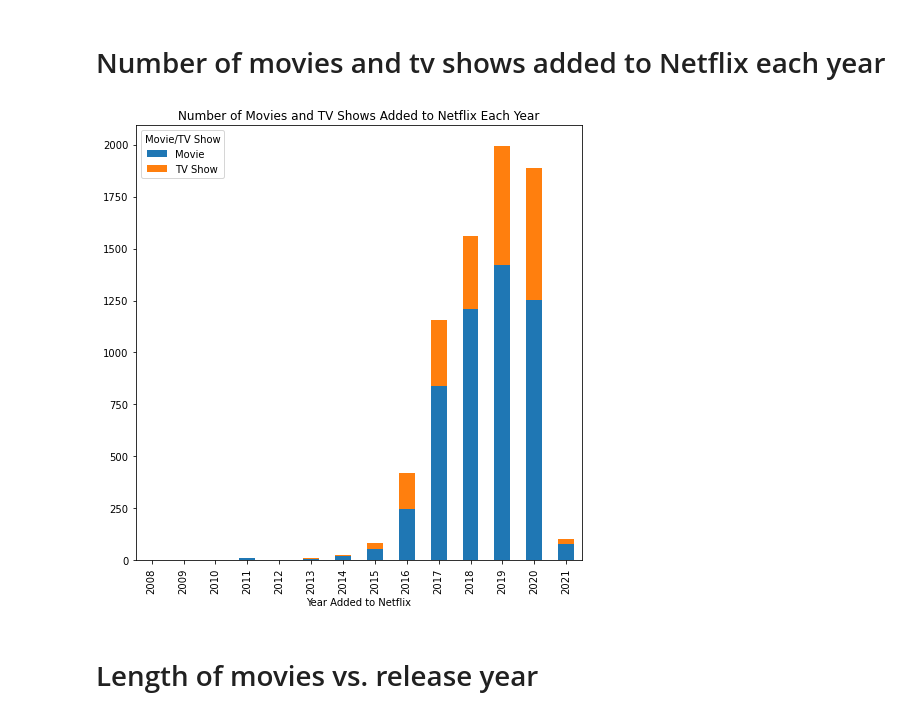
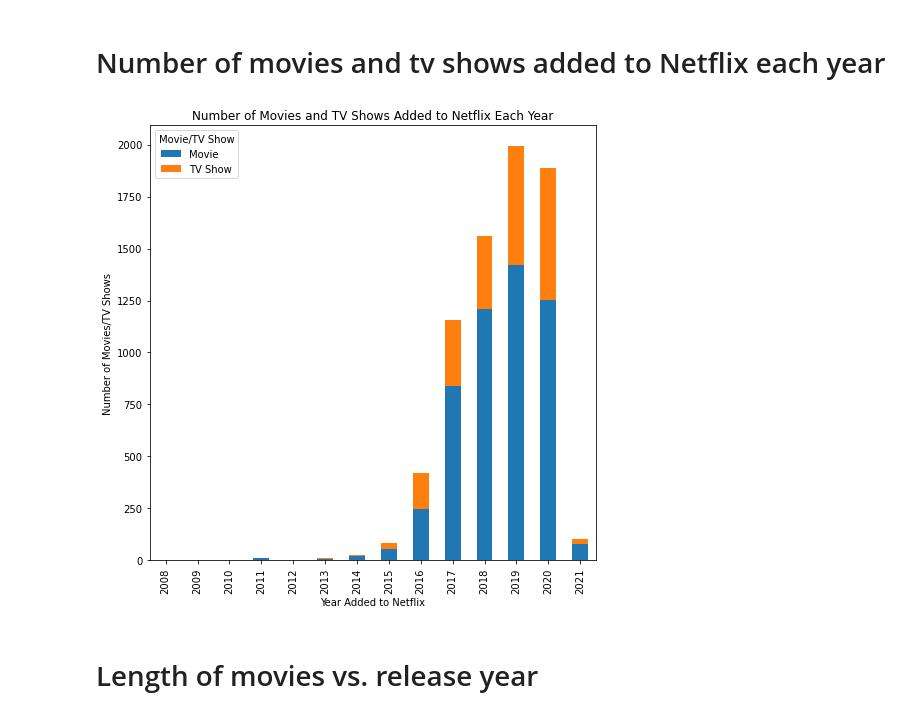
Before and after one commit to terrilvallikalam/Project1-TheFloorIsJava, a Jupyter notebook: Question 1.ipynb, the cells around one changed output. Drawn from its saved outputs; the diff is of its cells as text; code cells hidden in the pictures.

```diff
--- a/Question 1.ipynb
+++ b/Question 1.ipynb
@@ -114,11 +108,12 @@ plt.show()
 # %%
 # Create stacked bar chart
 netflix.groupby(["Year Added to Netflix", "Movie/TV Show"]).size().unstack().plot(kind='bar', stacked=True,
                                                                                     legend="upper left", figsize=(8,8))
 plt.title("Number of Movies and TV Shows Added to Netflix Each Year")
+plt.ylabel("Number of Movies/TV Shows")
 plt.show()
 # %% [output]
-[figure, old version]
+[figure, new version]
 # %% [markdown]
 # Length of movies vs. release year
 # %%
```
Also changed, not shown: parts of 3 cells of this notebook, 3 other files.
